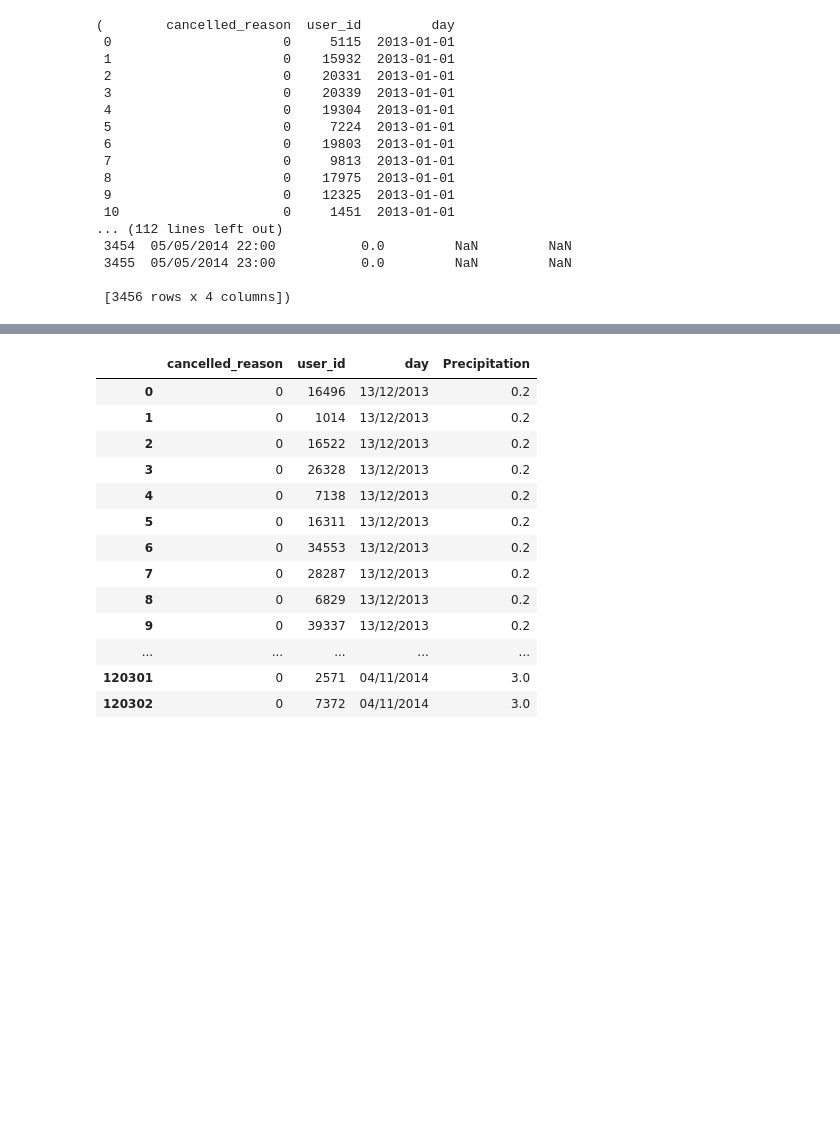
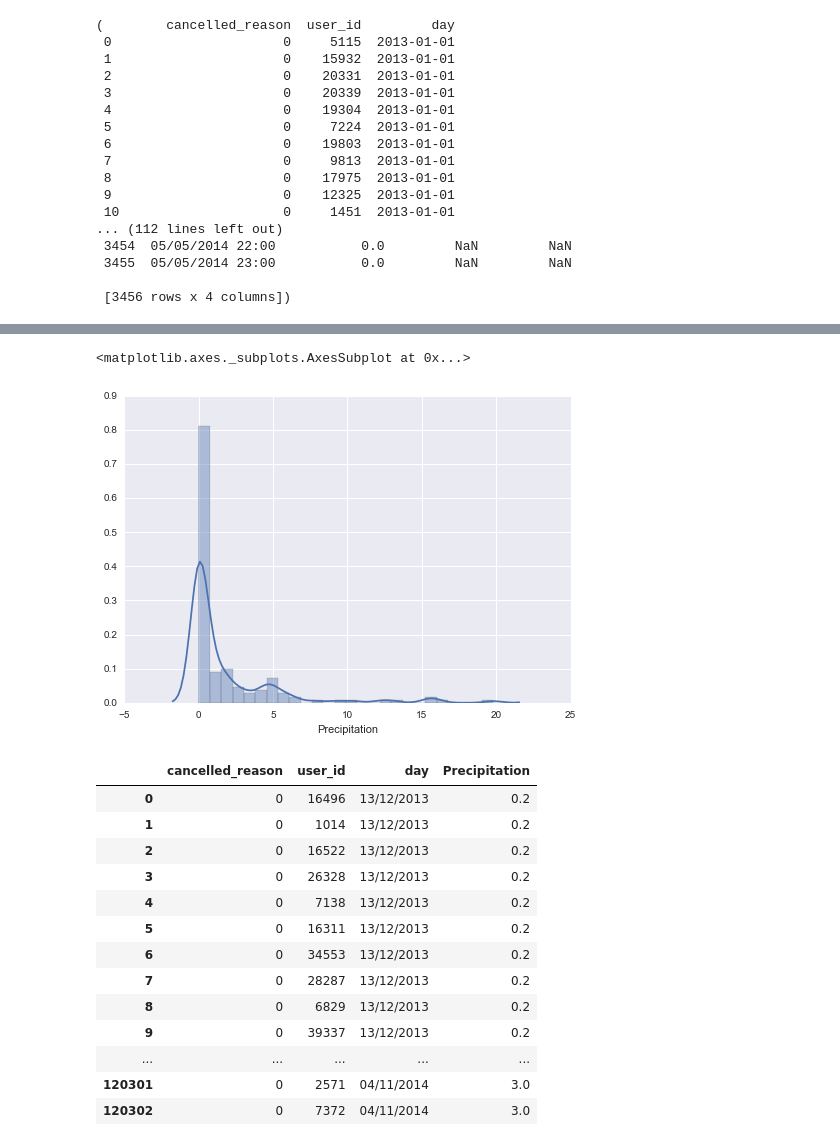
Before and after one commit to Bayakissa/Analytics_Test, a Jupyter notebook: Analytics_Test.ipynb, the cells around one changed output, grey strips where cells are left out. Saved outputs shown, nothing was run; the diff lists cells and outputs as text; code cells hidden in the pictures; blank space fills up the shorter version.

```diff
--- a/Analytics_Test.ipynb
+++ b/Analytics_Test.ipynb
@@ -47,3 +83,8 @@ weather_df = weather_df.groupby(by=['Time'], as_index=False)['Precipitation'].su
+# %%
+sns.distplot(weather_df.Precipitation)
+# %% [output]
+<matplotlib.axes._subplots.AxesSubplot at 0x...>
+[figure, added]
 # %%
 # Joining both datasets by date
 
```
Also changed, not shown: parts of 24 cells of this notebook.
